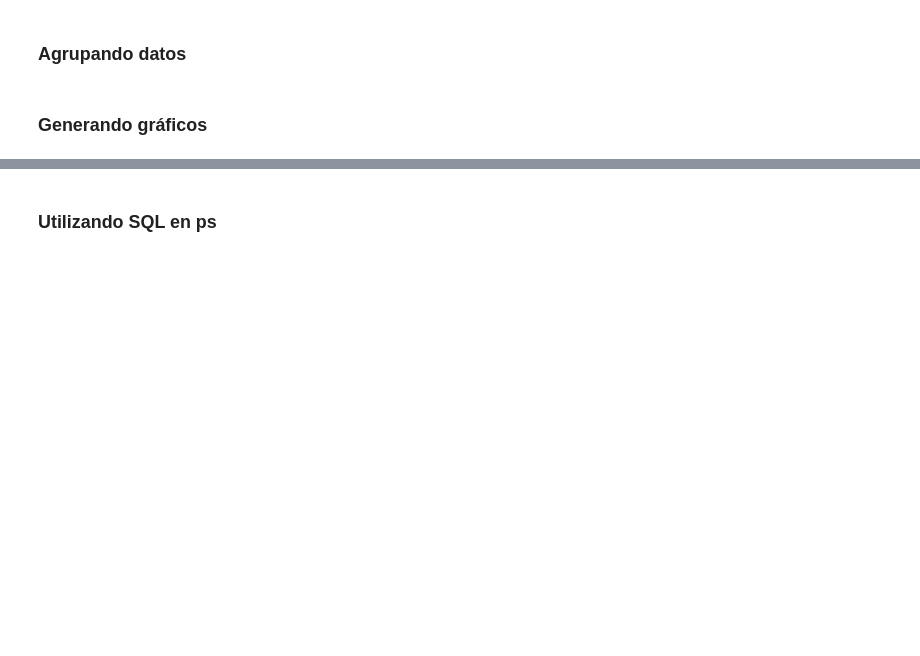
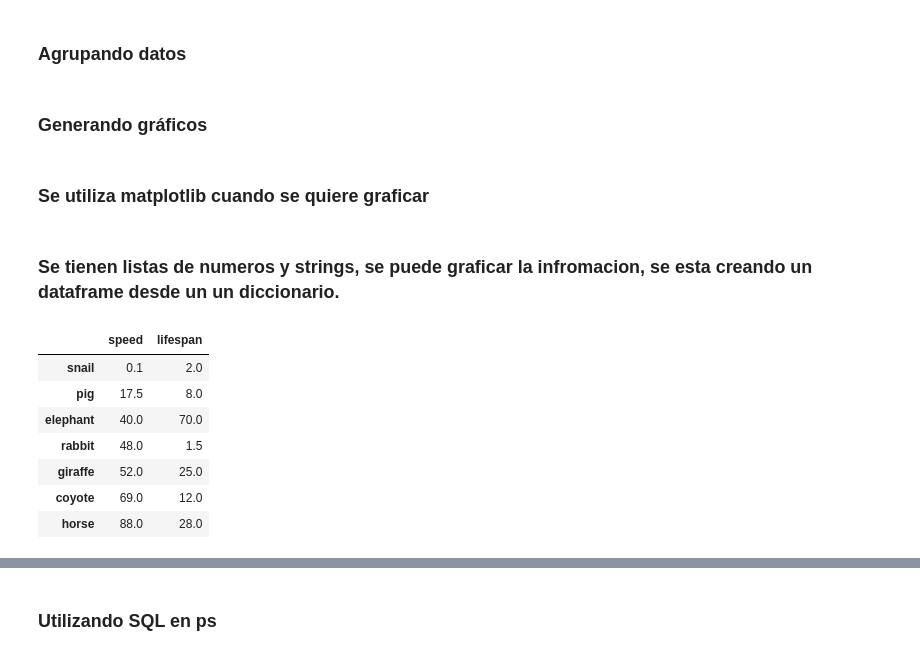
Before and after one commit to GretelFurrer/procesbigdata, a Jupyter notebook: 7. Notebebooks/3. API Pandas/Ejercicio práctico_Pandas.ipynb, the cells around one changed output, grey strips where cells are left out. Saved outputs shown, nothing was run; the diff lists cells and outputs as text; code cells hidden in the pictures; blank space fills up the shorter version.

```diff
--- a/7. Notebebooks/3. API Pandas/Ejercicio práctico_Pandas.ipynb
+++ b/7. Notebebooks/3. API Pandas/Ejercicio práctico_Pandas.ipynb
@@ -112,16 +117,30 @@ pdf.describe()
 ## Obten la suma de los valores al agrupar por A y por B
 # %% [markdown]
 ### Generando gráficos
+# %% [markdown]
+### Se utiliza matplotlib cuando se quiere graficar
 # %%
 # This is needed for visualizing plot on notebook
 %matplotlib inline
+# %% [markdown]
+### Se tienen listas de numeros y strings, se puede graficar la infromacion, se esta creando un dataframe desde un un diccionario.
 # %%
 speed = [0.1, 17.5, 40, 48, 52, 69, 88]
 lifespan = [2, 8, 70, 1.5, 25, 12, 28]
 index = ['snail', 'pig', 'elephant',
          'rabbit', 'giraffe', 'coyote', 'horse']
 
 kdf = ps.DataFrame({'speed': speed,
                    'lifespan': lifespan}, index=index)
 
+kdf
 ## Genera un grafico de barras con kdf y matplotlib
+# %% [output]
+|  | speed | lifespan |
+| snail | 0.1 | 2.0 |
+| pig | 17.5 | 8.0 |
+| elephant | 40.0 | 70.0 |
+| rabbit | 48.0 | 1.5 |
+| giraffe | 52.0 | 25.0 |
+| coyote | 69.0 | 12.0 |
+| horse | 88.0 | 28.0 |
```
Also changed, not shown: parts of 7 cells of this notebook, 2 other files.
